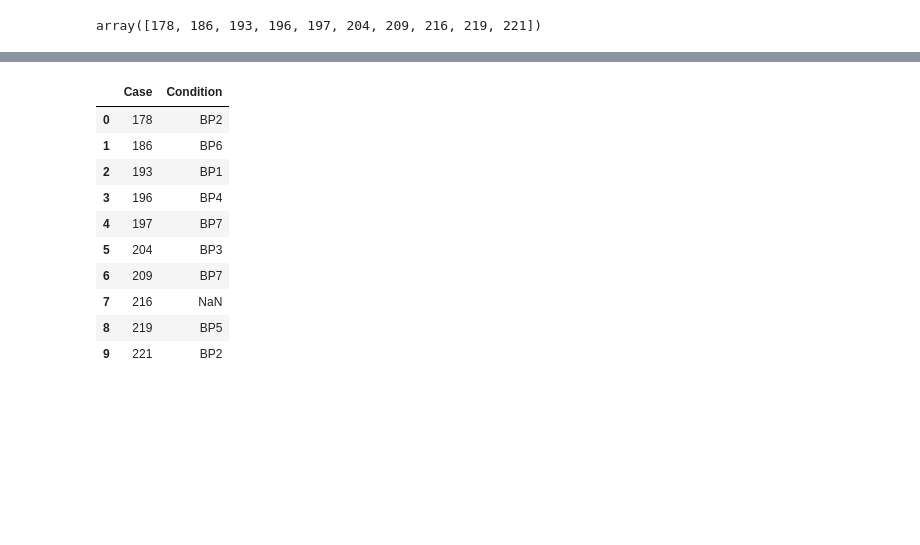
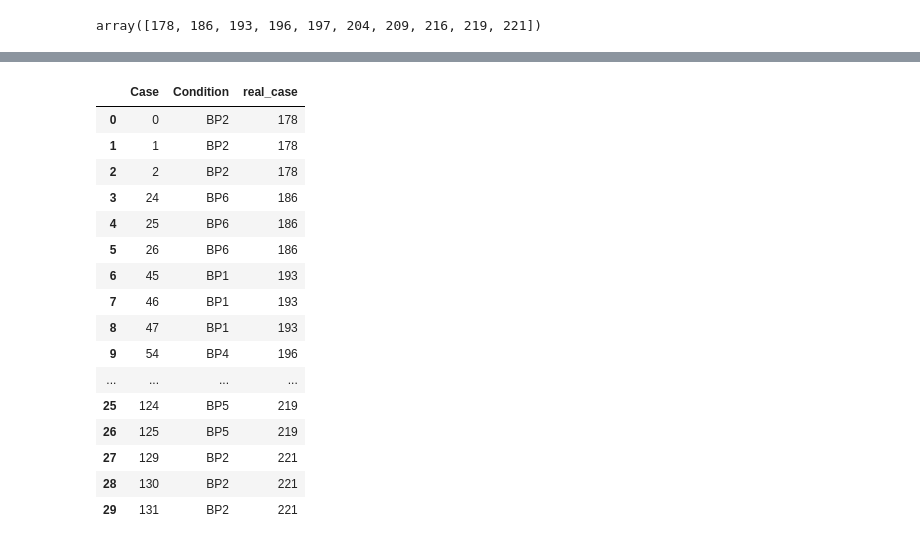
Before and after one commit to alexxdediu/Data-Challenge-PHM-Asia-Pacific-2023, a Jupyter notebook: models/model_task_3.ipynb, the cells around one changed output, grey strips where cells are left out. Saved outputs shown, nothing was run; the diff lists cells and outputs as text; code cells hidden in the pictures; blank space fills up the shorter version.

```diff
--- a/models/model_task_3.ipynb
+++ b/models/model_task_3.ipynb
@@ -408,3 +461,7 @@ df_test = df_test.loc[anomaly_idx]
+# %%
+cases = df_test["Case"].values
+# %%
+df_test = df_test.drop(columns="Case")
 # %%
 print(models)
 # %% [output]
@@ -494,20 +555,27 @@ df_test_tmp
 # %%
+
+map_location_pred = { 0: "BP1", 1: "BP2", 2: "BP3", 3: "BP4", 4: "BP5", 5: "BP6", 6: "BP7", 7: "BV1"}
+
+
 for index, row in df_test_tmp.iterrows():
-    for i, elem in enumerate(idx):
+    for i, values_pred in enumerate(idx):
+        flag = True
+        print("index_pred",i)
 
-        for e in elem:
+        for e in values_pred:
 
             if index == e:
-                print(f"------------ Elem {elem}")
+                print(f"------------ Elem {e}")
                 print(e)
 
-                print("index ",index)
-                print("elem ",elem)
-                print("i", i)
-                print("location: ",map_location[i])
-                if index == 2:
 
-                    df_test_tmp.at[index, "Condition"] = map_location[i]
-                else:
-                    df_test_tmp.at[index, "Condition"] = map_location[i]
+                # if index == 2:
+
+                df_test_tmp.at[index, "Condition"] = map_location_pred[i]
+                # else:
+                #     df_test_tmp.at[index, "Condition"] = map_location[i]
+                if(flag):
+                    print("location: ",map_location_pred[i])
+                    print("values_pred",values_pred)
+                    flag = False
 # %% [output]
@@ -531,16 +599,24 @@ location:  BP2
+# %%
+df_test_tmp["real_case"]=cases
 # %%
 df_test_tmp = df_test_tmp.rename(columns={"index":"Case"})
 # %%
-df_test_tmp[["Case","Condition"]]
+df_test_tmp[["Case","Condition","real_case"]]
 # %% [output]
-|  | Case | Condition |
-| 0 | 178 | BP2 |
-| 1 | 186 | BP6 |
-| 2 | 193 | BP1 |
-| 3 | 196 | BP4 |
-| 4 | 197 | BP7 |
-| 5 | 204 | BP3 |
-| 6 | 209 | BP7 |
-| 7 | 216 | NaN |
-| 8 | 219 | BP5 |
-| 9 | 221 | BP2 |
+|  | Case | Condition | real_case |
+| 0 | 0 | BP2 | 178 |
+| 1 | 1 | BP2 | 178 |
+| 2 | 2 | BP2 | 178 |
+| 3 | 24 | BP6 | 186 |
+| 4 | 25 | BP6 | 186 |
+| 5 | 26 | BP6 | 186 |
+| 6 | 45 | BP1 | 193 |
+| 7 | 46 | BP1 | 193 |
+| 8 | 47 | BP1 | 193 |
+| 9 | 54 | BP4 | 196 |
+| ... | ... | ... | ... |
+| 25 | 124 | BP5 | 219 |
+| 26 | 125 | BP5 | 219 |
+| 27 | 129 | BP2 | 221 |
+| 28 | 130 | BP2 | 221 |
+| 29 | 131 | BP2 | 221 |
```
Also changed, not shown: parts of 39 cells of this notebook, 5 other files.
